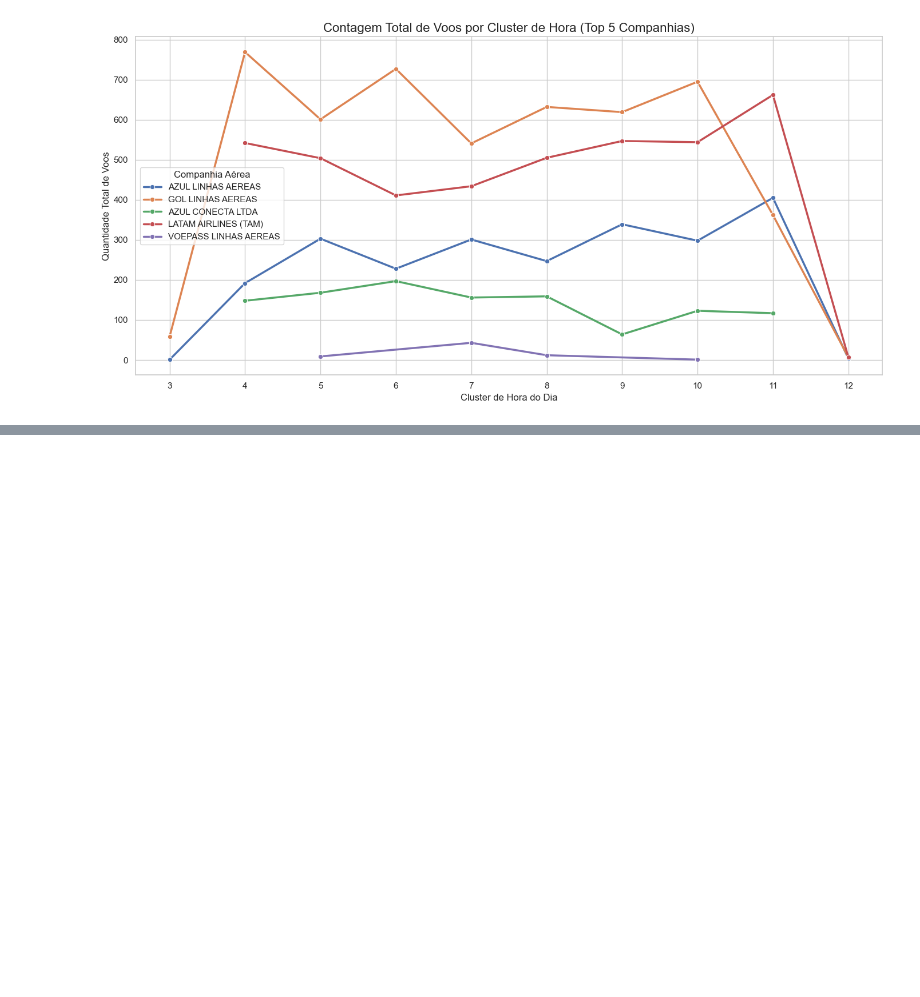
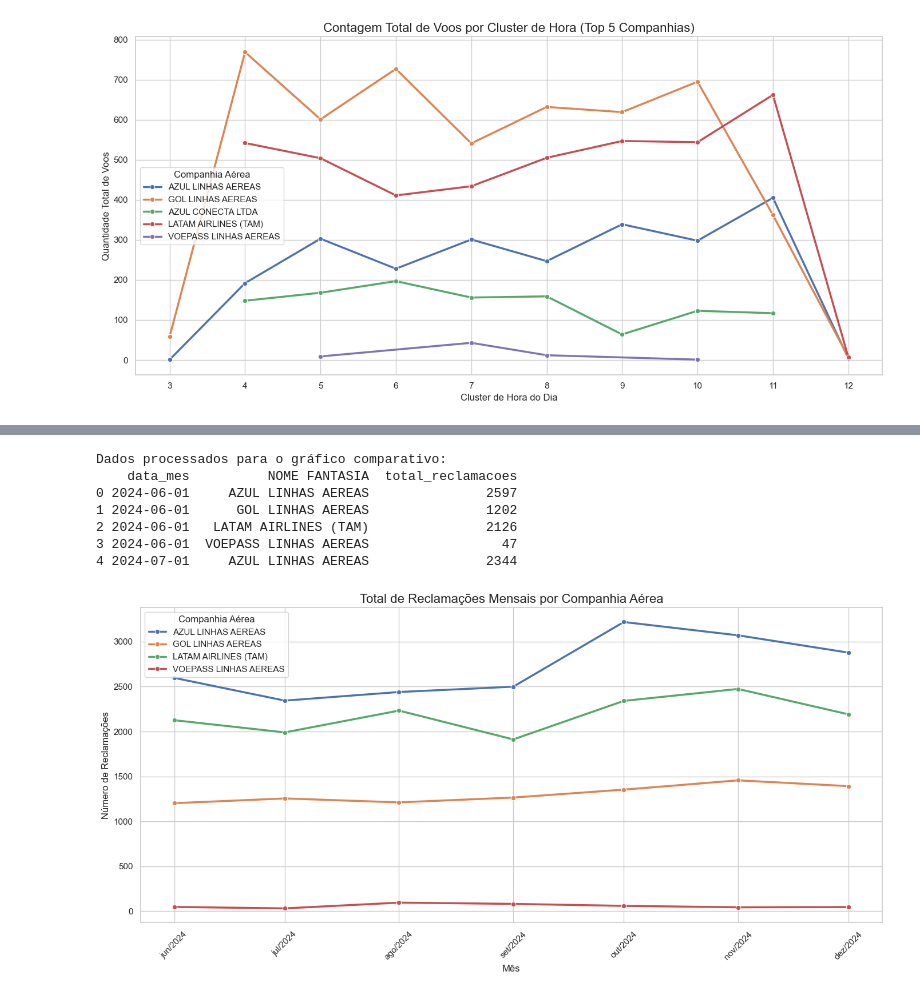
Before and after one commit to Ivanrangelpm/analise-de-voos, a Jupyter notebook: 04_analise_exploratoria.ipynb, the cells around one changed output, grey strips where cells are left out. Drawn from its saved outputs; the diff is of its cells as text; code cells hidden in the pictures; blank space fills up the shorter version.

```diff
--- a/04_analise_exploratoria.ipynb
+++ b/04_analise_exploratoria.ipynb
@@ -8,5 +9,7 @@ import matplotlib.pyplot as plt
 # %%
 df_voos = pd.read_csv("dados/refined/voos_sp_rj_2406_2412.csv", sep=",")
+# %%
+df_reclamacoes = pd.read_csv("dados/refined/reclamacoes_2406_2412.csv", sep=",")
 # %%
 df_voos.head()
 # %% [output]
@@ -143,0 +234,53 @@ dados_para_grafico.to_csv('dados/refined/voos_clusterHora_sep_por_empresa.csv',
+# %%
+# PASSO 1: Identificar e filtrar as 5 empresas com mais reclamações
+top5_empresas = df_reclamacoes['NOME FANTASIA'].value_counts().head(5).index
+df_top5 = df_reclamacoes[df_reclamacoes['NOME FANTASIA'].isin(top5_empresas)].copy()
+
+# PASSO 2: Criar uma coluna de data para o eixo do tempo
+df_top5['data_mes'] = pd.to_datetime(
+    df_top5['ANO ABERTURA'].astype(str) + '-' + df_top5['MES ABERTURA'].astype(str) + '-01'
+)
+
+# PASSO 3: Agrupar por mês E POR EMPRESA, e contar as reclamações
+reclamacoes_por_mes_empresa = df_top5.groupby(['data_mes', 'NOME FANTASIA']).size().reset_index(name='total_reclamacoes')
+
+# PASSO 4: Gerar o gráfico comparativo para validação
+print("Dados processados para o gráfico comparativo:")
+print(reclamacoes_por_mes_empresa.head())
+
+# Configurações do gráfico
+sns.set_theme(style="whitegrid")
+plt.figure(figsize=(14, 7))
+
+# Criação do gráfico de linha com uma linha por empresa usando o parâmetro 'hue'
+ax = sns.lineplot(
+    data=reclamacoes_por_mes_empresa,
+    x='data_mes',
+    y='total_reclamacoes',
+    hue='NOME FANTASIA',  # A mágica acontece aqui!
+    marker='o',
+    linewidth=2.5
+)
+
+# Melhorando a aparência
+plt.title('Total de Reclamações Mensais por Companhia Aérea', fontsize=16)
+plt.xlabel('Mês', fontsize=12)
+plt.ylabel('Número de Reclamações', fontsize=12)
+plt.xticks(rotation=45)
+
+# Formata o eixo X para mostrar "Mês/Ano"
+ax.xaxis.set_major_formatter(mdates.DateFormatter('%b/%Y')) # Formato 'Jan/2025'
+ax.xaxis.set_major_locator(mdates.MonthLocator(interval=1)) # Um tick por mês
+
+plt.tight_layout()
+plt.legend(title='Companhia Aérea')
+plt.show()
+# %% [output]
+Dados processados para o gráfico comparativo:
+    data_mes          NOME FANTASIA  total_reclamacoes
+0 2024-06-01     AZUL LINHAS AEREAS               2597
+1 2024-06-01      GOL LINHAS AEREAS               1202
+2 2024-06-01   LATAM AIRLINES (TAM)               2126
+3 2024-06-01  VOEPASS LINHAS AEREAS                 47
+4 2024-07-01     AZUL LINHAS AEREAS               2344
+[figure, added]
```
Also changed, not shown: parts of 4 cells of this notebook, 19 other files.
